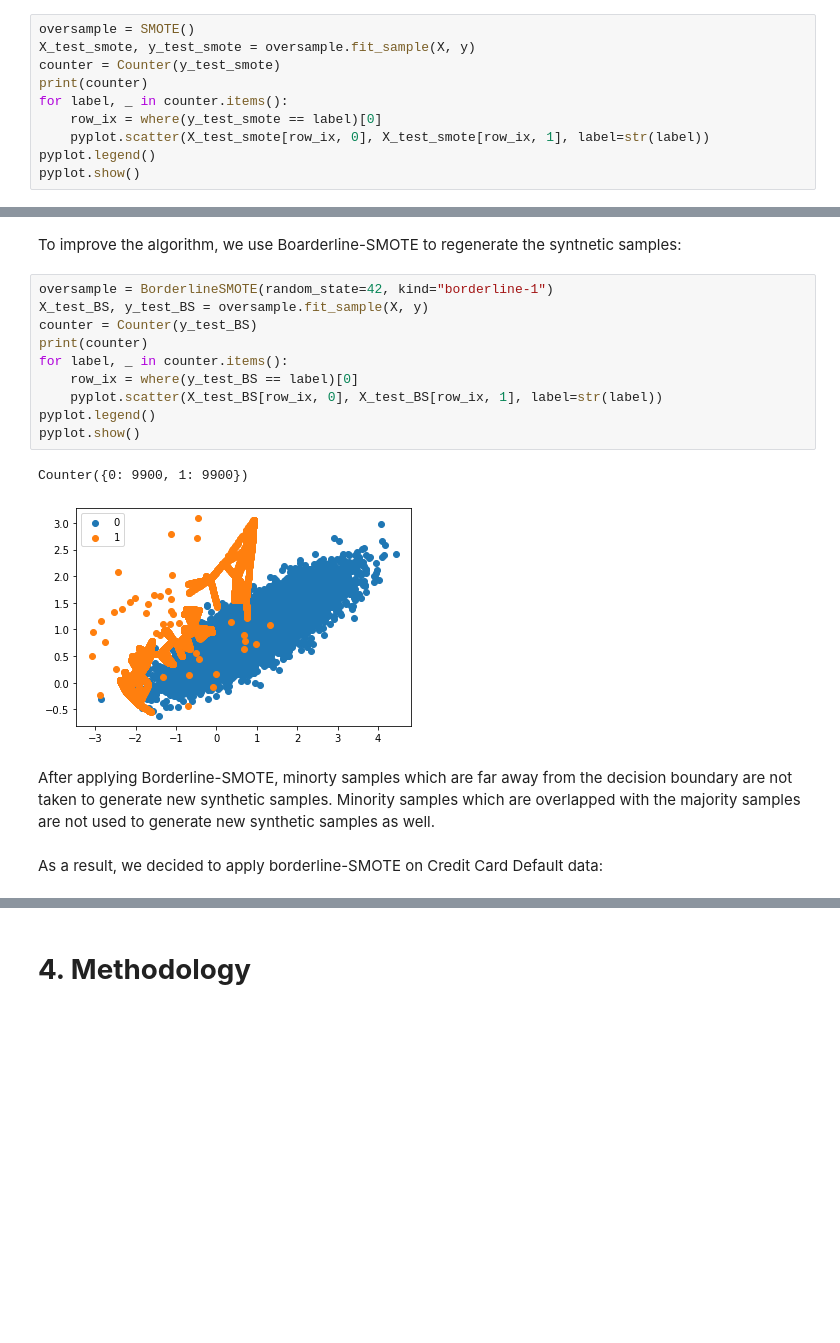
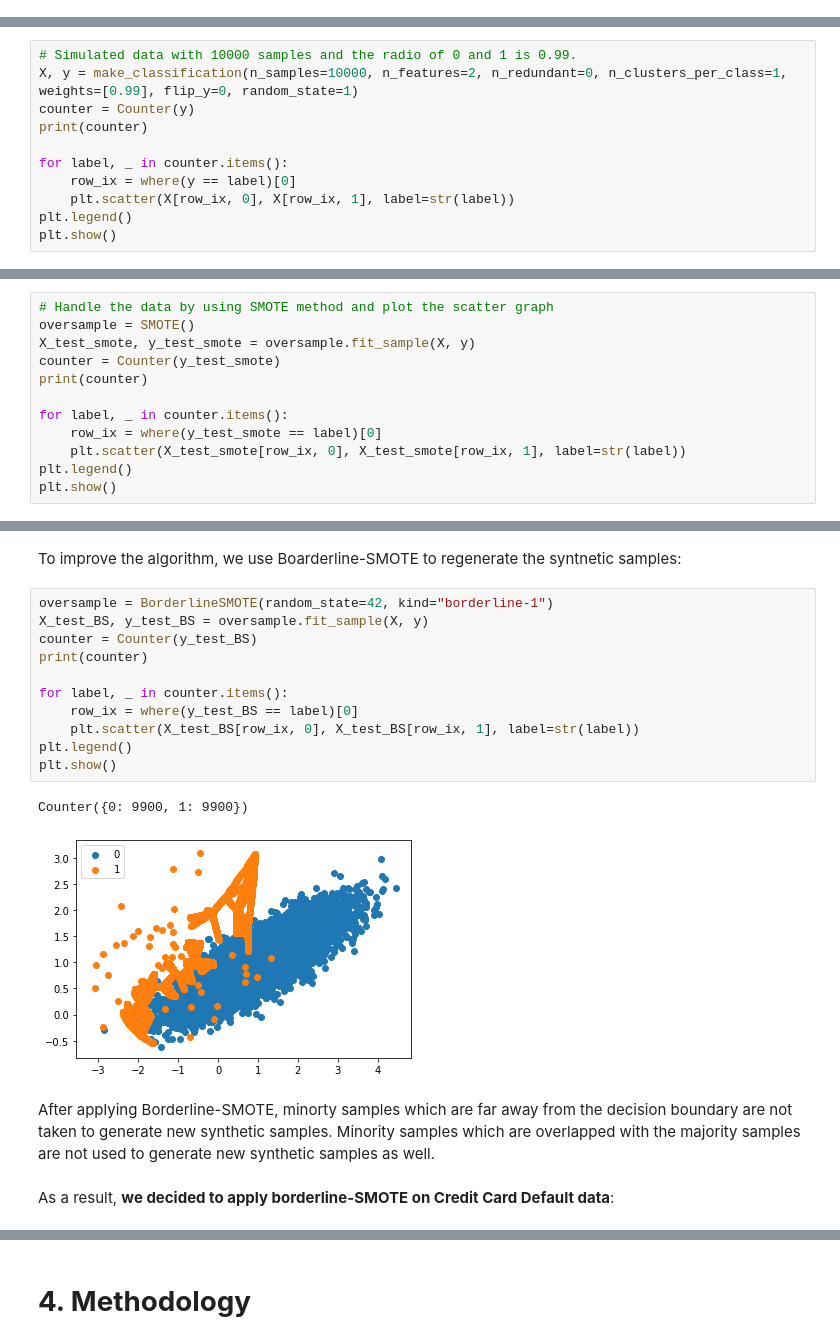
Before and after one commit to kimdanny/Credit-card-default-prediction, a Jupyter notebook: Final.ipynb, the cells around one changed output, grey strips where cells are left out. Cells and saved outputs as stored; diff of their text form; blank space fills up the shorter version.

```diff
--- a/Final.ipynb
+++ b/Final.ipynb
@@ -692,10 +549,0 @@ Handle the data by using SMOTE method and plot the scatter graph:
-# %%
-oversample = SMOTE()
-X_test_smote, y_test_smote = oversample.fit_sample(X, y)
-counter = Counter(y_test_smote)
-print(counter)
-for label, _ in counter.items():
-    row_ix = where(y_test_smote == label)[0]
-    pyplot.scatter(X_test_smote[row_ix, 0], X_test_smote[row_ix, 1], label=str(label))
-pyplot.legend()
-pyplot.show()
@@ -704,0 +692,11 @@ Counter({0: 9900, 1: 9900})
+# %%
+# Simulated data with 10000 samples and the radio of 0 and 1 is 0.99.
+X, y = make_classification(n_samples=10000, n_features=2, n_redundant=0, n_clusters_per_class=1, weights=[0.99], flip_y=0, random_state=1)
+counter = Counter(y)
+print(counter)
+
+for label, _ in counter.items():
+    row_ix = where(y == label)[0]
+    plt.scatter(X[row_ix, 0], X[row_ix, 1], label=str(label))
+plt.legend()
+plt.show()
@@ -704,0 +706,12 @@ Counter({0: 9900, 1: 9900})
+# %%
+# Handle the data by using SMOTE method and plot the scatter graph
+oversample = SMOTE()
+X_test_smote, y_test_smote = oversample.fit_sample(X, y)
+counter = Counter(y_test_smote)
+print(counter)
+
+for label, _ in counter.items():
+    row_ix = where(y_test_smote == label)[0]
+    plt.scatter(X_test_smote[row_ix, 0], X_test_smote[row_ix, 1], label=str(label))
+plt.legend()
+plt.show()
@@ -709,20 +725,21 @@ To improve the algorithm, we use Boarderline-SMOTE to regenerate the syntnetic s
 # %%
 oversample = BorderlineSMOTE(random_state=42, kind="borderline-1")
 X_test_BS, y_test_BS = oversample.fit_sample(X, y)
 counter = Counter(y_test_BS)
 print(counter)
+
 for label, _ in counter.items():
     row_ix = where(y_test_BS == label)[0]
-    pyplot.scatter(X_test_BS[row_ix, 0], X_test_BS[row_ix, 1], label=str(label))
-pyplot.legend()
-pyplot.show()
+    plt.scatter(X_test_BS[row_ix, 0], X_test_BS[row_ix, 1], label=str(label))
+plt.legend()
+plt.show()
 # %% [output]
 Counter({0: 9900, 1: 9900})
-[figure, old version]
+[figure, new version]
 # %% [markdown]
 After applying Borderline-SMOTE, minorty samples which are far away from the decision boundary are not taken to generate new synthetic samples. Minority samples which are overlapped with the majority samples are not used to generate new synthetic samples as well.
 # %% [markdown]
-As a result, we decided to apply borderline-SMOTE on Credit Card Default data:
+As a result, **we decided to apply borderline-SMOTE on Credit Card Default data**:
 # %%
 # borderline_SMOTE provided data with less probability to overfit
 def Borderline_SMOTE(df):
```
Also changed, not shown: parts of 207 cells of this notebook.
